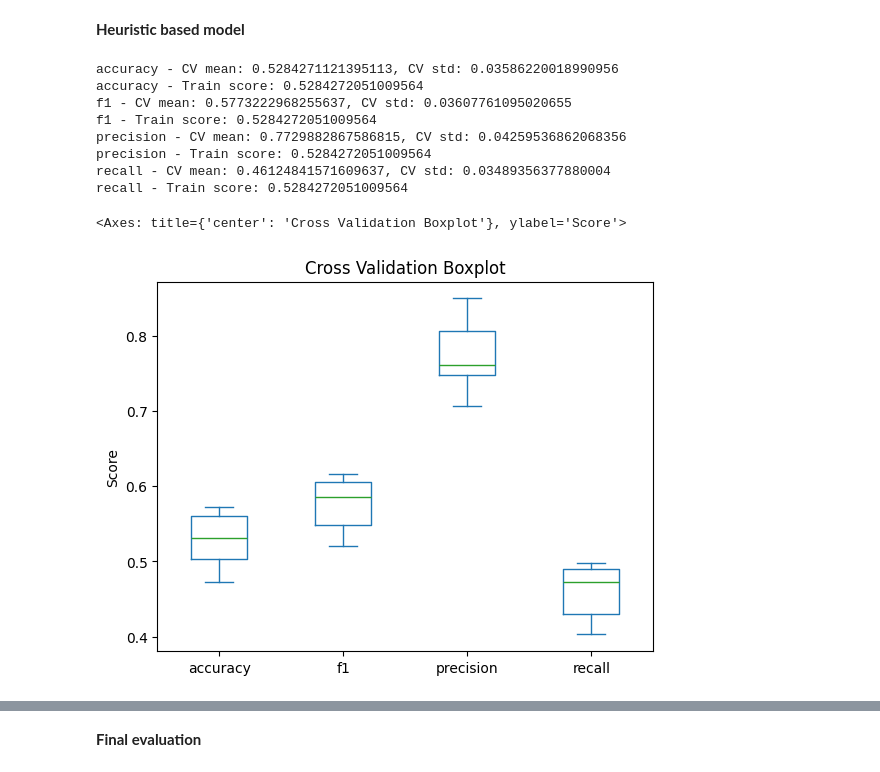
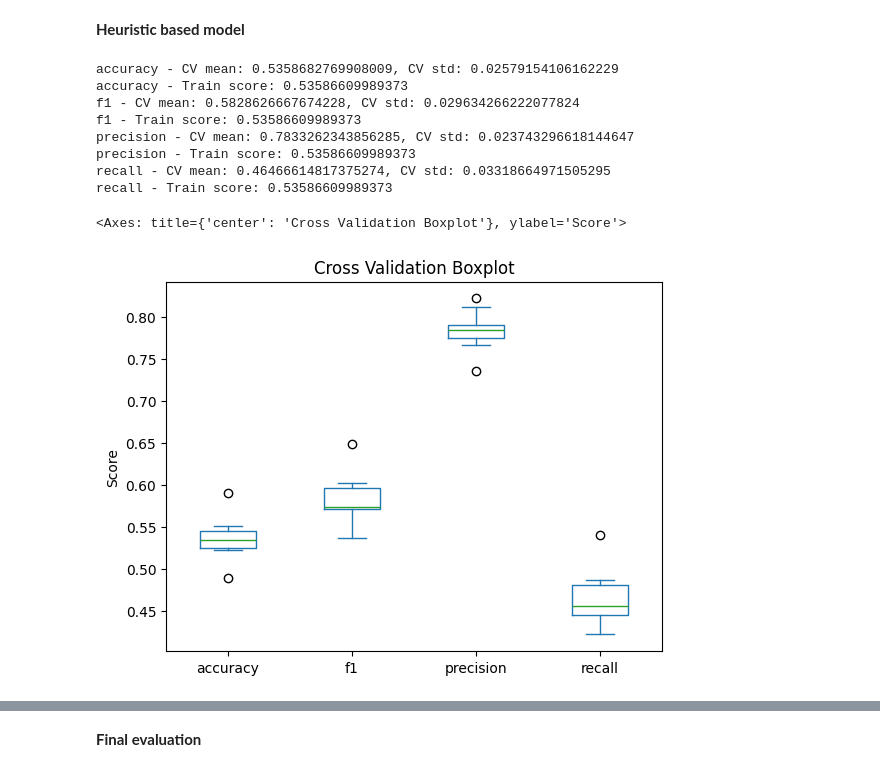
Before and after one commit to spuertaf2002/german-credit, a Jupyter notebook: notebooks/baseline_model.ipynb, the cells around one changed output, grey strips where cells are left out. Drawn from its saved outputs; the diff is of its cells as text; code cells hidden in the pictures.

```diff
--- a/notebooks/baseline_model.ipynb
+++ b/notebooks/baseline_model.ipynb
@@ -140,43 +143,46 @@ class HeuristicModel(BaseEstimator, ClassifierMixin):
 # %%
 model = HeuristicModel()
 scoring_metrics = ["accuracy", "f1", "precision", "recall"]
 fold = StratifiedKFold(n_splits=10)  # better for classification, mantains classes proportion in each fold
-model_pipe = Pipeline(steps=[("preprocessor", preprocessor), ("model", model)])
-
+model_pipe = ImbPipeline(steps=[
+    ("preprocessor", preprocessor),
+    ("undersampling", RandomUnderSampler(random_state=42)),
+    ("model", model)
+])
 cv_results = {}
 train_results = {}
 
 for metric in scoring_metrics:
     cv_results[metric] = cross_val_score(
         model_pipe, x_train, y_train, cv=fold, scoring=metric
     )
     # Evaluate on the training set
     model_pipe.fit(x_train, y_train)
     train_results[metric] = model_pipe.score(x_train, y_train)
 
 # Convert results into a pandas DataFrame
 cv_results_df = pd.DataFrame(cv_results)
 
 for metric_name in scoring_metrics:
     print(
         f"{metric_name} - CV mean: {cv_results_df[metric_name].mean()}, "
         f"CV std: {cv_results_df[metric_name].std()}"
     )
     print(f"{metric_name} - Train score: {train_results[metric_name]}")
 
 # Create a boxplot for the cross-validation results of each metric
 cv_results_df.plot.box(title="Cross Validation Boxplot", ylabel="Score")
 # %% [output]
-accuracy - CV mean: 0.5284271121395113, CV std: 0.03586220018990956
-accuracy - Train score: 0.5284272051009564
-f1 - CV mean: 0.5773222968255637, CV std: 0.03607761095020655
-f1 - Train score: 0.5284272051009564
-precision - CV mean: 0.7729882867586815, CV std: 0.04259536862068356
-precision - Train score: 0.5284272051009564
-recall - CV mean: 0.46124841571609637, CV std: 0.03489356377880004
-recall - Train score: 0.5284272051009564
+accuracy - CV mean: 0.5358682769908009, CV std: 0.02579154106162229
+accuracy - Train score: 0.53586609989373
+f1 - CV mean: 0.5828626667674228, CV std: 0.029634266222077824
+f1 - Train score: 0.53586609989373
+precision - CV mean: 0.7833262343856285, CV std: 0.023743296618144647
+precision - Train score: 0.53586609989373
+recall - CV mean: 0.46466614817375274, CV std: 0.03318664971505295
+recall - Train score: 0.53586609989373
 <Axes: title={'center': 'Cross Validation Boxplot'}, ylabel='Score'>
-[figure, old version]
+[figure, new version]
 # %%
 metrics_df = pd.DataFrame(
     {
```
Also changed, not shown: parts of 11 cells of this notebook.
